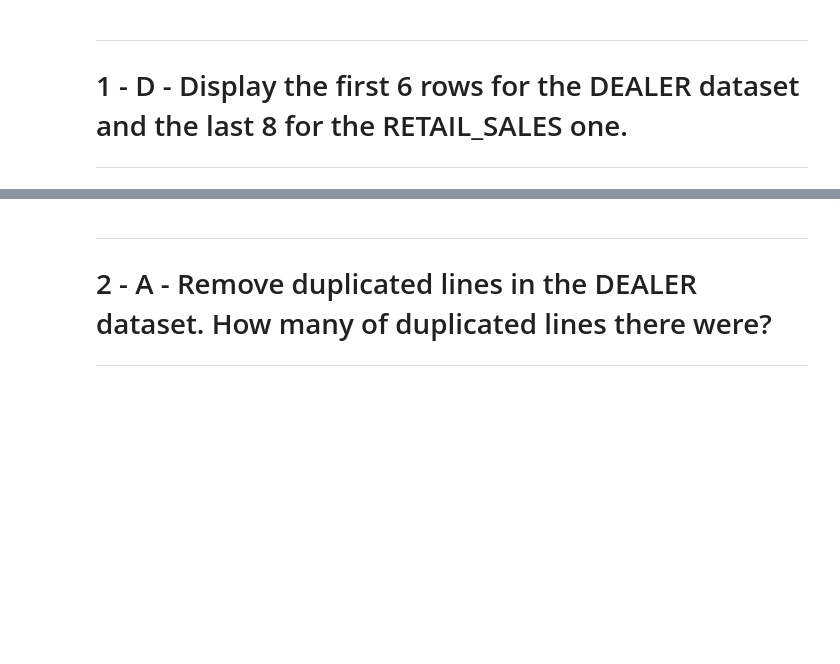
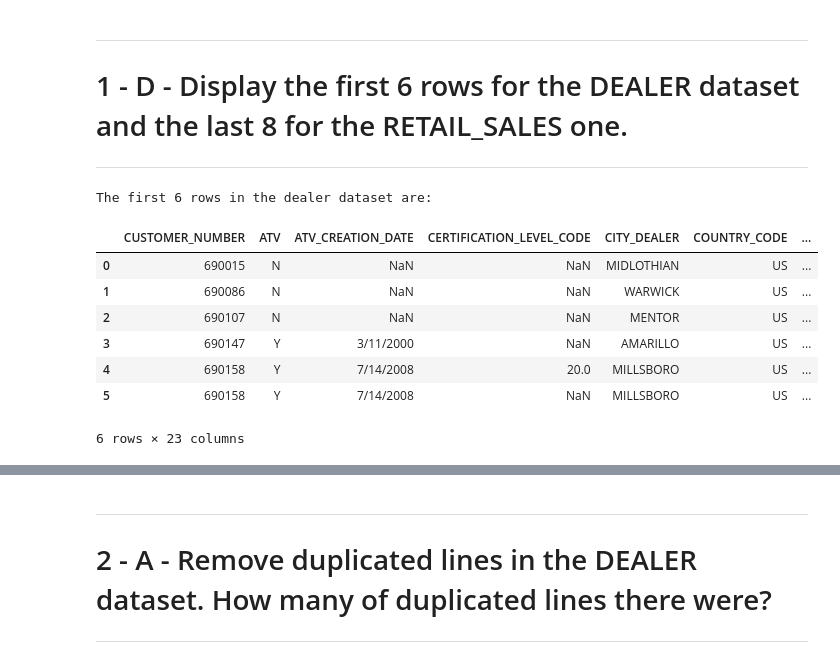
Before and after one commit to Kallil12/Data-Quality, a Jupyter notebook: data_quality.ipynb, the cells around one changed output, grey strips where cells are left out. Drawn from its saved outputs; the diff is of its cells as text; code cells hidden in the pictures; blank space fills up the shorter version.

```diff
--- a/data_quality.ipynb
+++ b/data_quality.ipynb
@@ -89,4 +89,17 @@ Number of rows and columns in the retail dataset
 
 dealer_top_six = df_dealer.head(6)
 retail_bot_eight = df_retail.tail(8)
+# %%
+print("The first 6 rows in the dealer dataset are:")
+dealer_top_six
+# %% [output]
+The first 6 rows in the dealer dataset are:
+|  | CUSTOMER_NUMBER | ATV | ATV_CREATION_DATE | CERTIFICATION_LEVEL_CODE | CITY_DEALER | COUNTRY_CODE | ... |
+| 0 | 690015 | N | NaN | NaN | MIDLOTHIAN | US | ... |
+| 1 | 690086 | N | NaN | NaN | WARWICK | US | ... |
+| 2 | 690107 | N | NaN | NaN | MENTOR | US | ... |
+| 3 | 690147 | Y | 3/11/2000 | NaN | AMARILLO | US | ... |
+| 4 | 690158 | Y | 7/14/2008 | 20.0 | MILLSBORO | US | ... |
+| 5 | 690158 | Y | 7/14/2008 | NaN | MILLSBORO | US | ... |
+6 rows × 23 columns
 # %%
```
Also changed, not shown: parts of 4 cells of this notebook.
